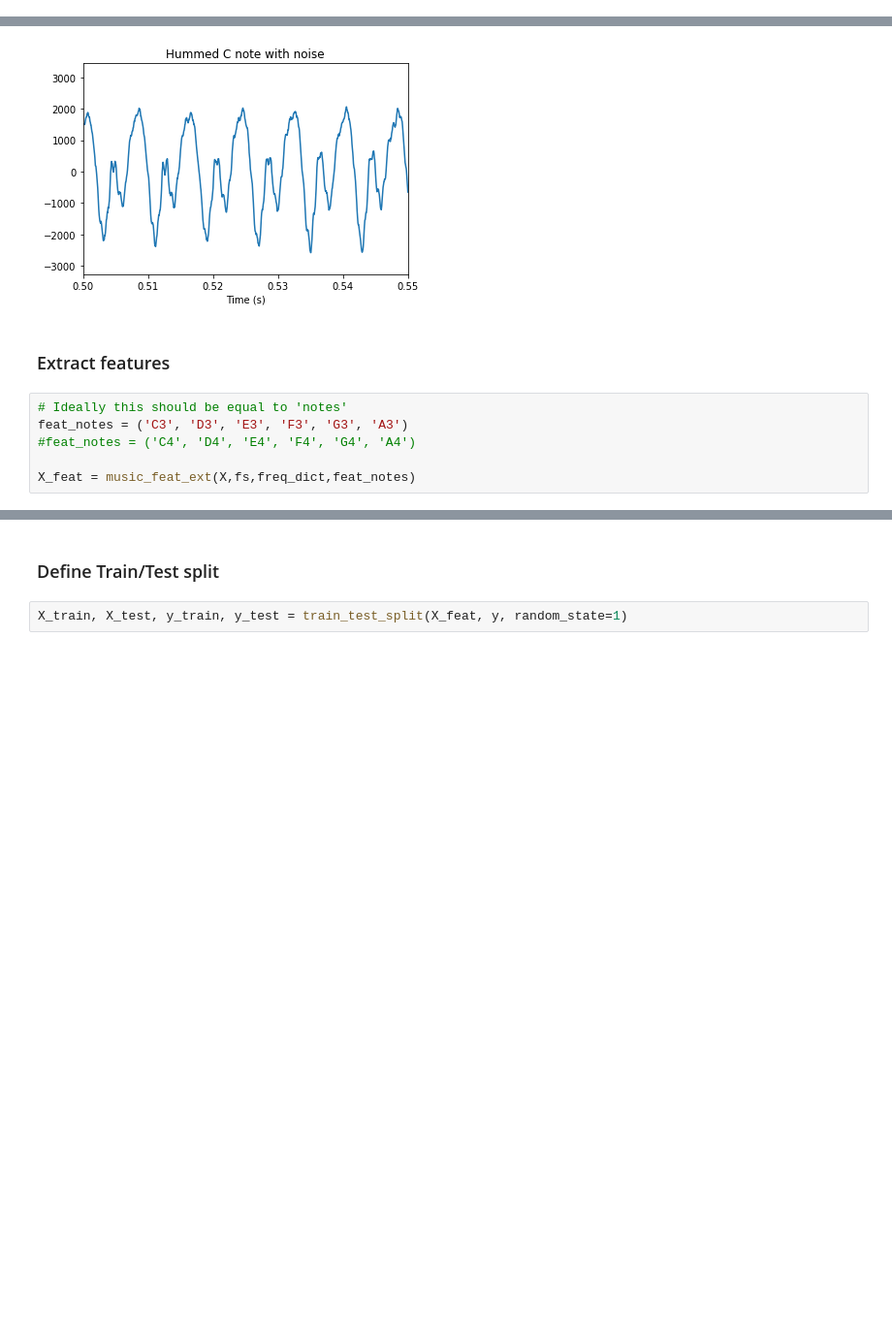
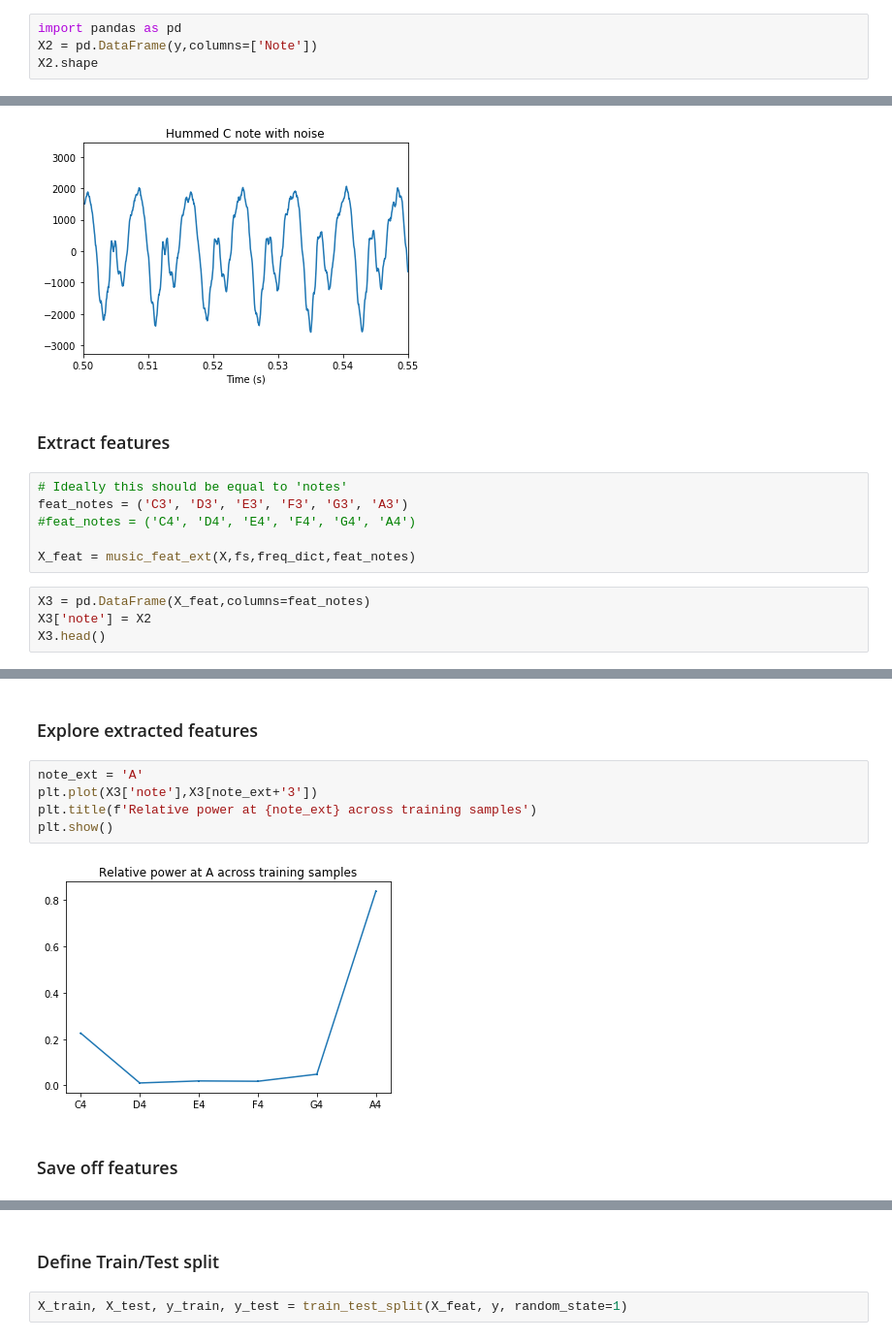
Before and after one commit to bwalsh62/note-recognition, a Jupyter notebook: notebooks/example_workflow.ipynb, the cells around one changed output, grey strips where cells are left out. Shown at 97% size. Drawn from its saved outputs; the diff is of its cells as text; blank space fills up the shorter version.

```diff
--- a/notebooks/example_workflow.ipynb
+++ b/notebooks/example_workflow.ipynb
@@ -128,3 +134,7 @@ X = np.empty((n_entries*n_class,hum_len))
 for idx in range(n_class):
     for sample in range(n_entries):
         X[sample+n_entries*(idx),:] = add_noise(hums[idx,:])
+# %%
+import pandas as pd
+X2 = pd.DataFrame(y,columns=['Note'])
+X2.shape
@@ -147,3 +158,7 @@ feat_notes = ('C3', 'D3', 'E3', 'F3', 'G3', 'A3')
 #feat_notes = ('C4', 'D4', 'E4', 'F4', 'G4', 'A4')
 
 X_feat = music_feat_ext(X,fs,freq_dict,feat_notes)
+# %%
+X3 = pd.DataFrame(X_feat,columns=feat_notes)
+X3['note'] = X2
+X3.head()
@@ -149,0 +172,11 @@ X_feat = music_feat_ext(X,fs,freq_dict,feat_notes)
+# %% [markdown]
+### Explore extracted features
+# %%
+note_ext = 'A'
+plt.plot(X3['note'],X3[note_ext+'3'])
+plt.title(f'Relative power at {note_ext} across training samples')
+plt.show()
+# %% [output]
+[figure, added]
+# %% [markdown]
+### Save off features
```
Also changed, not shown: parts of 6 cells of this notebook.
